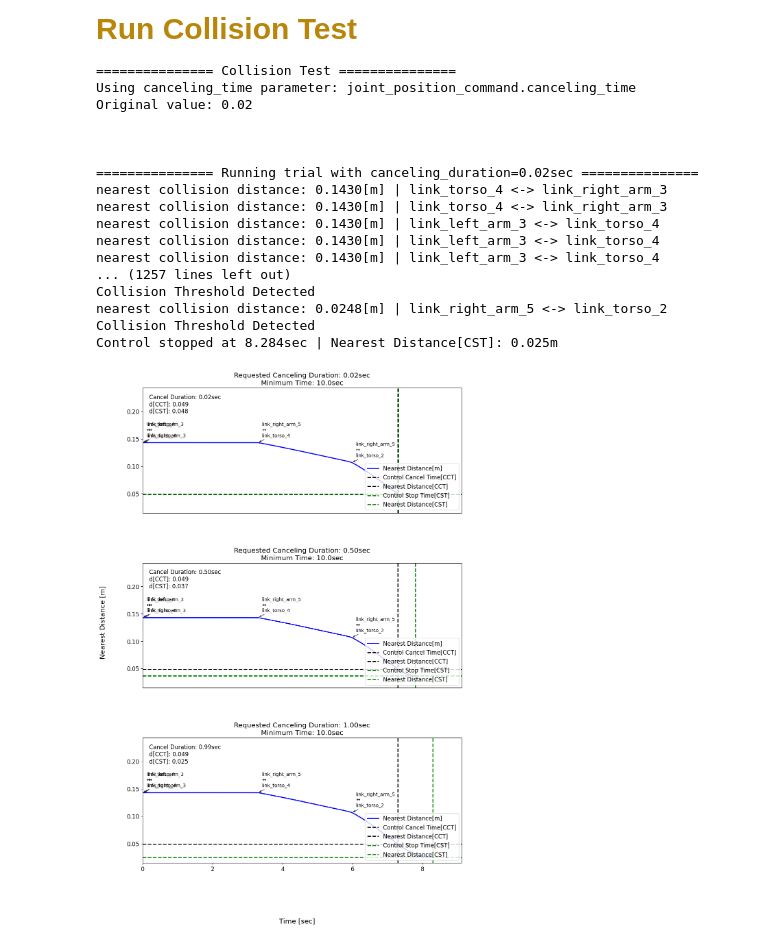
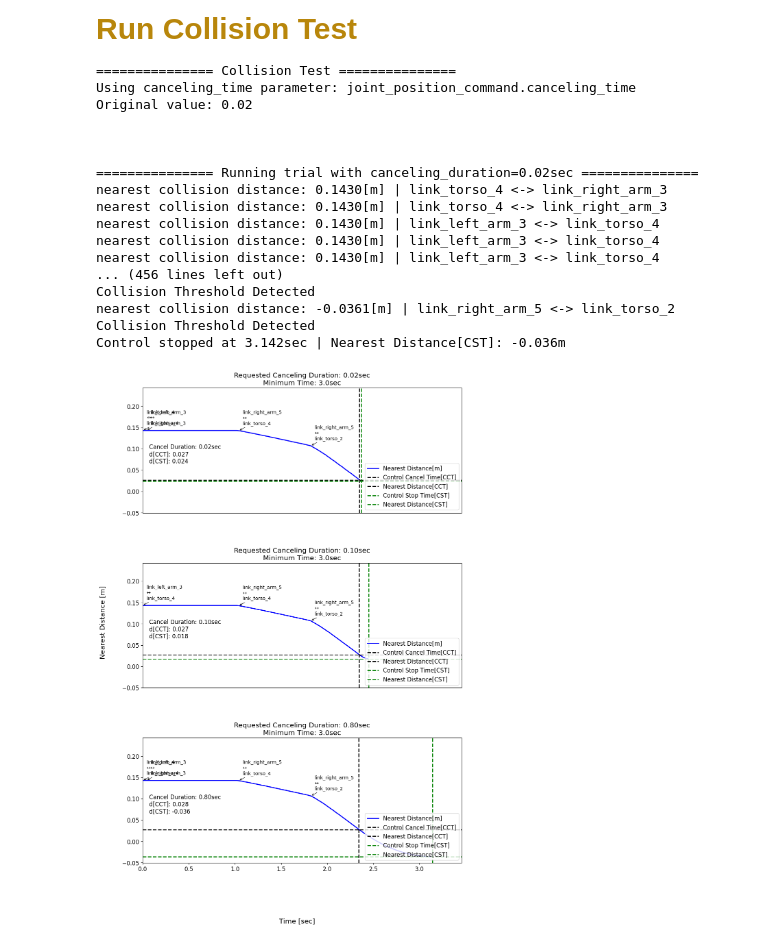
Before and after one commit to laswyun1/RB-Y1-A_code, a Jupyter notebook: python/260528_collision_test/test_collision_260528 .ipynb, the cells around one changed output. Saved outputs shown, nothing was run; the diff lists cells and outputs as text; code cells hidden in the pictures.

Commit message:
Test: 260529_collision

```diff
--- a/python/260528_collision_test/test_collision_260528 .ipynb
+++ b/python/260528_collision_test/test_collision_260528 .ipynb
@@ -131,10 +131,10 @@ Command finished after cancel
 Functions
 </span>
 # %%
-COLLISION_THRESHOLD = 0.05      # [m]
+COLLISION_THRESHOLD = 0.03      # [m]
 canceling_time_param = "joint_position_command.canceling_time"
-canceling_duration_list = [0.02, 0.5, 1.0]        # [sec] Time duration from start canceling to real stop
-MINIMUM_TIME = 10.0                                # Change this!!
+canceling_duration_list = [0.02, 0.1, 0.8]        # [sec] Time duration from start canceling to real stop
+MINIMUM_TIME = 3.0                                # Change this!!
 
 # RIGHT_ARM_TARGET = np.array([0.8, -0.8, 0.7, -2.0, 0, 0.0, 0])      # [Reference] No real collision / collision in simulation
 # RIGHT_ARM_TARGET = np.array([0.8, -0.8, 0.8, -2.1, 0, 0.0, 0])      # [Customed] Very small real collision (No Hard Fault)
@@ -313,7 +313,7 @@ def plot_results(results):
         axes[i].axhline(y=nearest_distance_CCT, color="k", linewidth=2.0, linestyle="--", label='Nearest Distance[CCT]')
         axes[i].axvline(x=control_stop_time, color="g", linewidth=2.0, linestyle="--", label='Control Stop Time[CST]')
         axes[i].axhline(y=nearest_distance_CST, color="g", linewidth=2.0, linestyle="--", label='Nearest Distance[CST]')
-        axes[i].text(0.02, 0.95, f"Cancel Duration: {cancel_to_stop_duration:.2f}sec\nd[CCT]: {nearest_distance_CCT:.3f}\nd[CST]: {nearest_distance_CST:.3f}", transform=axes[i].transAxes, va="top", ha="left")
+        axes[i].text(0.02, 0.55, f"Cancel Duration: {cancel_to_stop_duration:.2f}sec\nd[CCT]: {nearest_distance_CCT:.3f}\nd[CST]: {nearest_distance_CST:.3f}", transform=axes[i].transAxes, va="top", ha="left")
         # link pair가 바뀌는 지점만 표시
         prev_pair = None
         for t, d, pair in zip(time_sec, nearest_distance, nearest_links):
@@ -390,8 +390,10 @@ try:
 
         if idx < len(canceling_duration_list) - 1:
             print("=============== One trial is Ended (Wait 10sec) ===============")
-            time.sleep(10)
+            time.sleep(5)
             move_pre_control_pose(robot)    # Set Initial Posture
+            time.sleep(5)
+        else:
             time.sleep(5)
 
     plot_results(results)
@@ -399,34 +401,34 @@ finally:
     try:
         robot.set_parameter(canceling_time_param, original_value)
     except Exception:
         pass
 
     try:
         robot.cancel_control()
     except Exception:
         pass
 
     try:
         move_pre_control_pose(robot)    # Set Initial Posture
         time.sleep(1)
     except Exception:
         pass
 # %% [output]
 =============== Collision Test ===============
 Using canceling_time parameter: joint_position_command.canceling_time
 Original value: 0.02
 
 
 
 =============== Running trial with canceling_duration=0.02sec ===============
 nearest collision distance: 0.1430[m] | link_torso_4 <-> link_right_arm_3
 nearest collision distance: 0.1430[m] | link_torso_4 <-> link_right_arm_3
 nearest collision distance: 0.1430[m] | link_left_arm_3 <-> link_torso_4
 nearest collision distance: 0.1430[m] | link_left_arm_3 <-> link_torso_4
 nearest collision distance: 0.1430[m] | link_left_arm_3 <-> link_torso_4
-... (1257 lines left out)
+... (456 lines left out)
 Collision Threshold Detected
-nearest collision distance: 0.0248[m] | link_right_arm_5 <-> link_torso_2
+nearest collision distance: -0.0361[m] | link_right_arm_5 <-> link_torso_2
 Collision Threshold Detected
-Control stopped at 8.284sec | Nearest Distance[CST]: 0.025m
+Control stopped at 3.142sec | Nearest Distance[CST]: -0.036m
-[figure, old version]
+[figure, new version]
```
Also changed, not shown: parts of 1 cell of this notebook, 1 other file.
